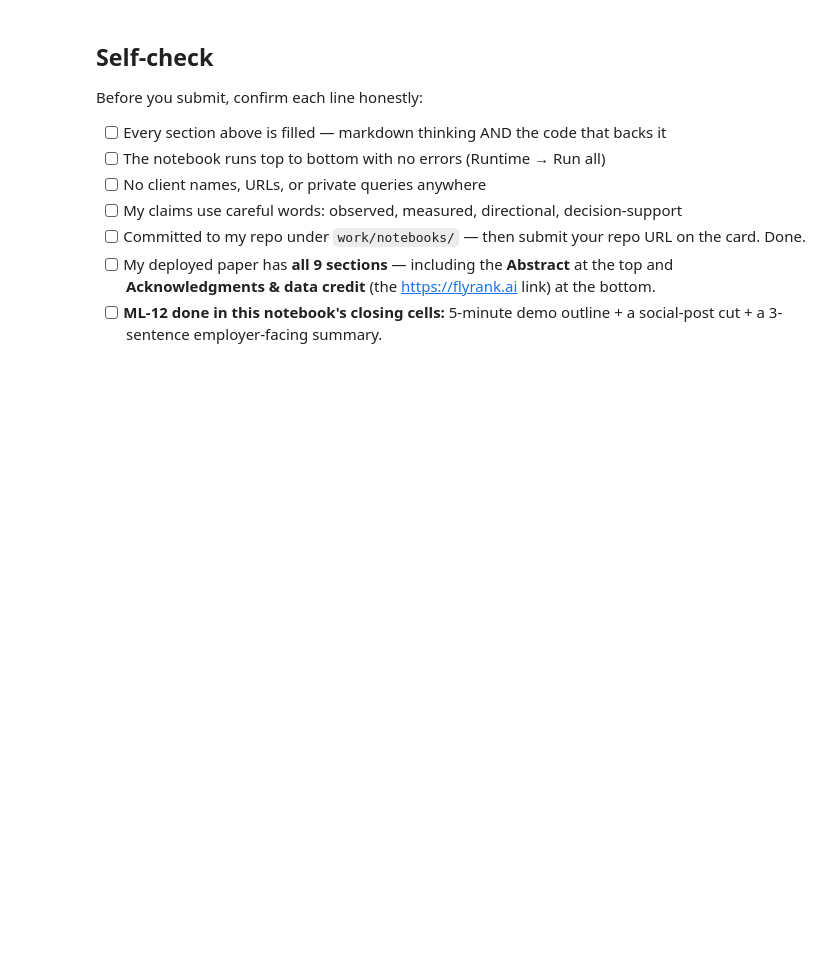
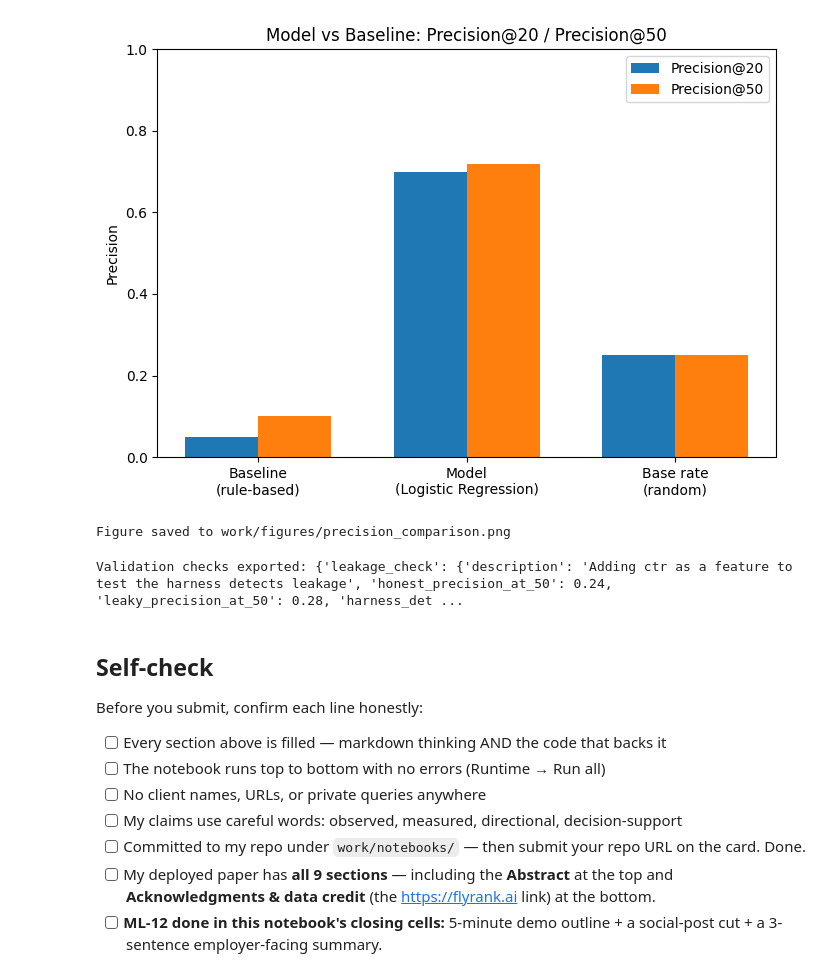
Before and after one commit to gulgumusdere/flyrank-internship-ml, a Jupyter notebook: work/notebooks/capstone.ipynb, the cells around one changed output. Drawn from its saved outputs; the diff is of its cells as text; code cells hidden in the pictures; blank space fills up the shorter version.

```diff
--- a/work/notebooks/capstone.ipynb
+++ b/work/notebooks/capstone.ipynb
@@ -37,3 +320,63 @@ This skeleton is yours to fill. Work the sections **in order** — each one has
+# %%
+import os
+import matplotlib.pyplot as plt
+import numpy as np
+
+methods = ['Baseline\n(rule-based)', 'Model\n(Logistic Regression)', 'Base rate\n(random)']
+p20 = [0.05, 0.70, 0.25]
+p50 = [0.10, 0.72, 0.25]
+
+x = np.arange(len(methods))
+width = 0.35
+
+fig, ax = plt.subplots(figsize=(7, 5))
+ax.bar(x - width/2, p20, width, label='Precision@20')
+ax.bar(x + width/2, p50, width, label='Precision@50')
+ax.set_ylabel('Precision')
+ax.set_title('Model vs Baseline: Precision@20 / Precision@50')
+ax.set_xticks(x)
+ax.set_xticklabels(methods)
+ax.legend()
+ax.set_ylim(0, 1)
+plt.tight_layout()
+
+os.makedirs("work/figures", exist_ok=True)
+plt.savefig("work/figures/precision_comparison.png", dpi=150)
+plt.show()
+print("Figure saved to work/figures/precision_comparison.png")
+# %% [output]
+[figure, added]
+Figure saved to work/figures/precision_comparison.png
+# %%
+import json
+
+validation_checks = {
+    "leakage_check": {
+        "description": "Adding ctr as a feature to test the harness detects leakage",
+        "honest_precision_at_50": 0.240,
+        "leaky_precision_at_50": 0.280,
+        "harness_detects_leakage": True
+    },
+    "split_validity_check": {
+        "description": "Random row-level split vs GroupKFold by client_hash_id",
+        "random_split_precision_at_50": 0.000,
+        "grouped_split_precision_at_50": 0.240,
+        "grouped_at_or_above_random": True
+    },
+    "reproducibility_note": {
+        "description": "Absolute precision figures varied across runs before caching source data locally; qualitative direction (model >= baseline, grouped >= random) held every run",
+        "baseline_observed_range": [0.10, 1.00]
+    },
+    "base_rate": 0.250
+}
+
+os.makedirs("work/outputs", exist_ok=True)
+with open("work/outputs/validation_checks.json", "w") as f:
+    json.dump(validation_checks, f, indent=2)
+
+print("Validation checks exported:", validation_checks)
+# %% [output]
+Validation checks exported: {'leakage_check': {'description': 'Adding ctr as a feature to test the harness detects leakage', 'honest_precision_at_50': 0.24, 'leaky_precision_at_50': 0.28, 'harness_det ...
 # %% [markdown]
 ## Self-check
 
```
Also changed, not shown: parts of 19 cells of this notebook.
